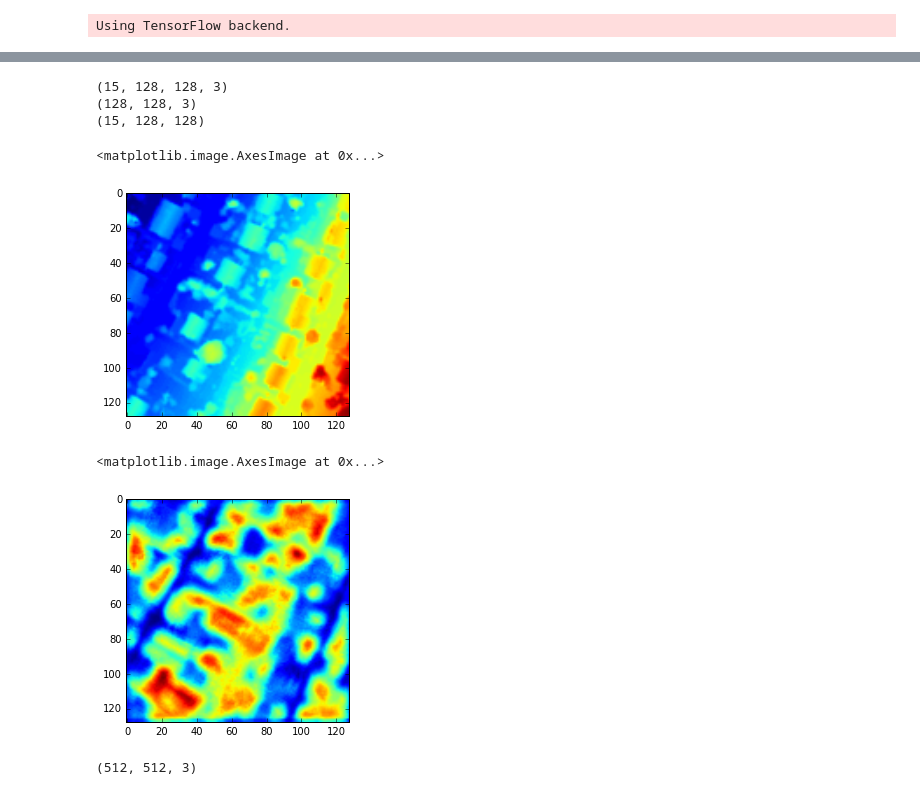
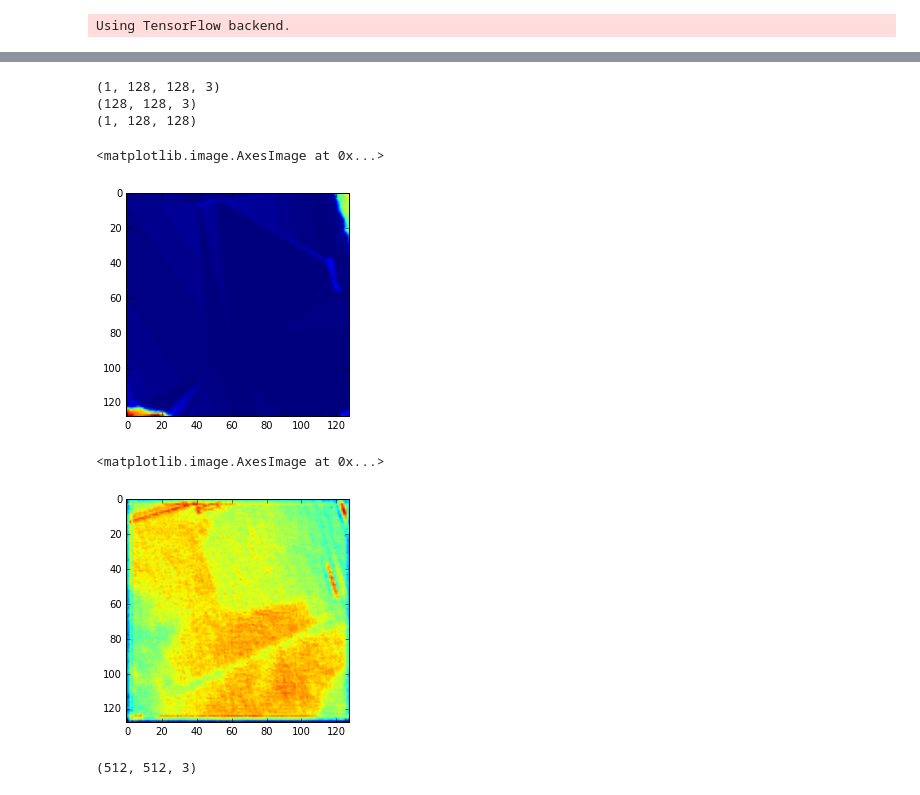
Before and after one commit to hswsp/Building-height-estimation-from-a-CNN, a Jupyter notebook: Multi_scale/evaluation.ipynb, the cells around one changed output, grey strips where cells are left out. Drawn from its saved outputs; the diff is of its cells as text; code cells hidden in the pictures.

```diff
--- a/Multi_scale/evaluation.ipynb
+++ b/Multi_scale/evaluation.ipynb
@@ -58,14 +58,14 @@ def pred_single_image_depth_using_fine(path):
     out = model.predict(img_array)
     return out,targets,img_array
 # %%
-inputpath='/home/Dataset/test/'
+inputpath='/home/Dataset/P_V_merge/Ptest'
 img_row=1024
 img_cols=1024
 Lambda=0.5
 
-root = '/home/smiletranquilly/HeightEstimation/FCRN'
+root = '/home/smiletranquilly/Multi-Scale_Deep_Network'
 os.chdir(root)
-fine_dir='./model/0525.h5'
+fine_dir='./fine_data/building_fine_model_523.h5'
 # %%
 ans,targets,img_array=pred_single_image_depth_using_fine(inputpath)
 plt.imshow(ans[0])
@@ -74,21 +75,21 @@ ValueError: Error when checking : expected input_1 to have 4 dimensions, but got
 # %%
 print targets.shape
-print targets[1].shape
+print targets[0].shape
 print ans.shape
 # %% [output]
-(15, 128, 128, 3)
+(1, 128, 128, 3)
 (128, 128, 3)
-(15, 128, 128)
+(1, 128, 128)
 # %%
-plt.imshow(targets[5][:,:,1])
+plt.imshow(targets[0][:,:,0])
 # %% [output]
 <matplotlib.image.AxesImage at 0x...>
-[figure, old version]
+[figure, new version]
 # %%
-plt.imshow(ans[5])
+plt.imshow(ans[0])
 # %% [output]
 <matplotlib.image.AxesImage at 0x...>
-[figure, old version]
+[figure, new version]
 # %%
 print img_array[0].shape
 #BGR->RGB [:,:,::-1]
```
Also changed, not shown: parts of 1 cell of this notebook.
